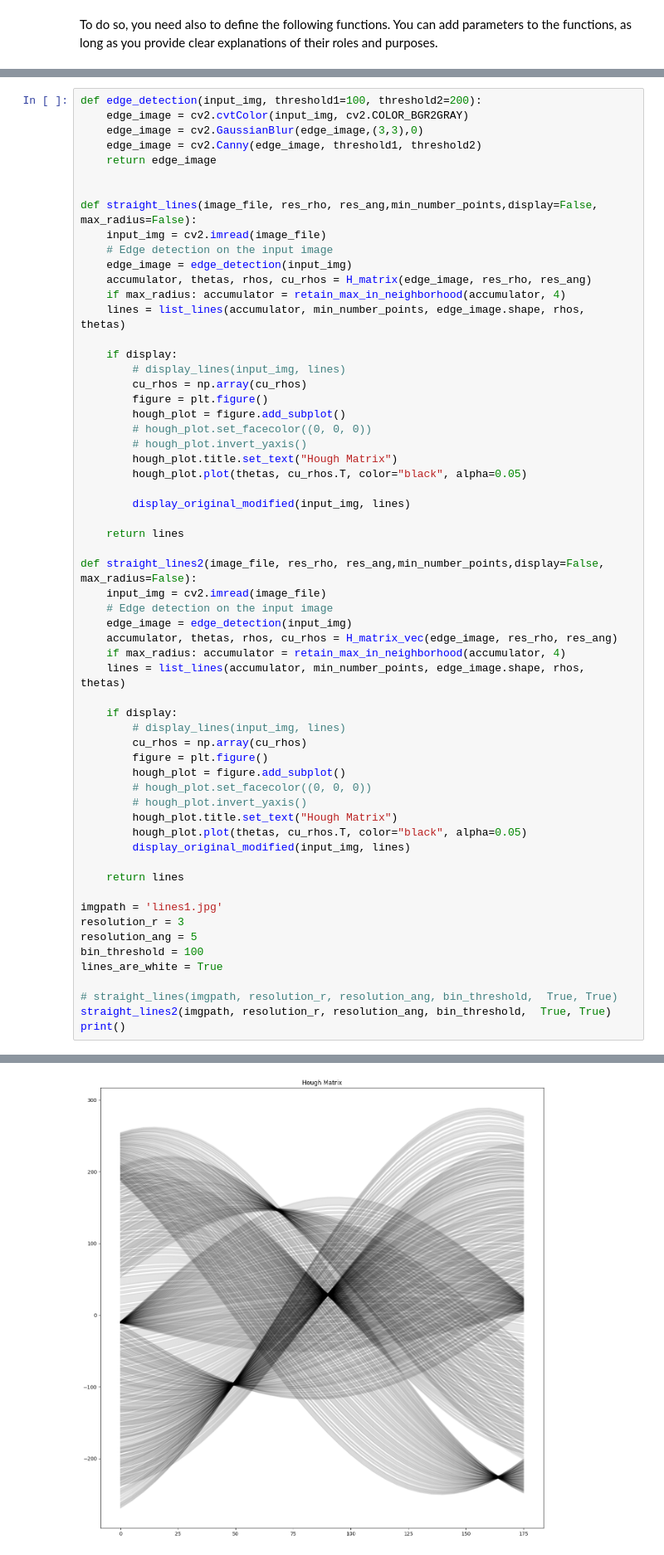
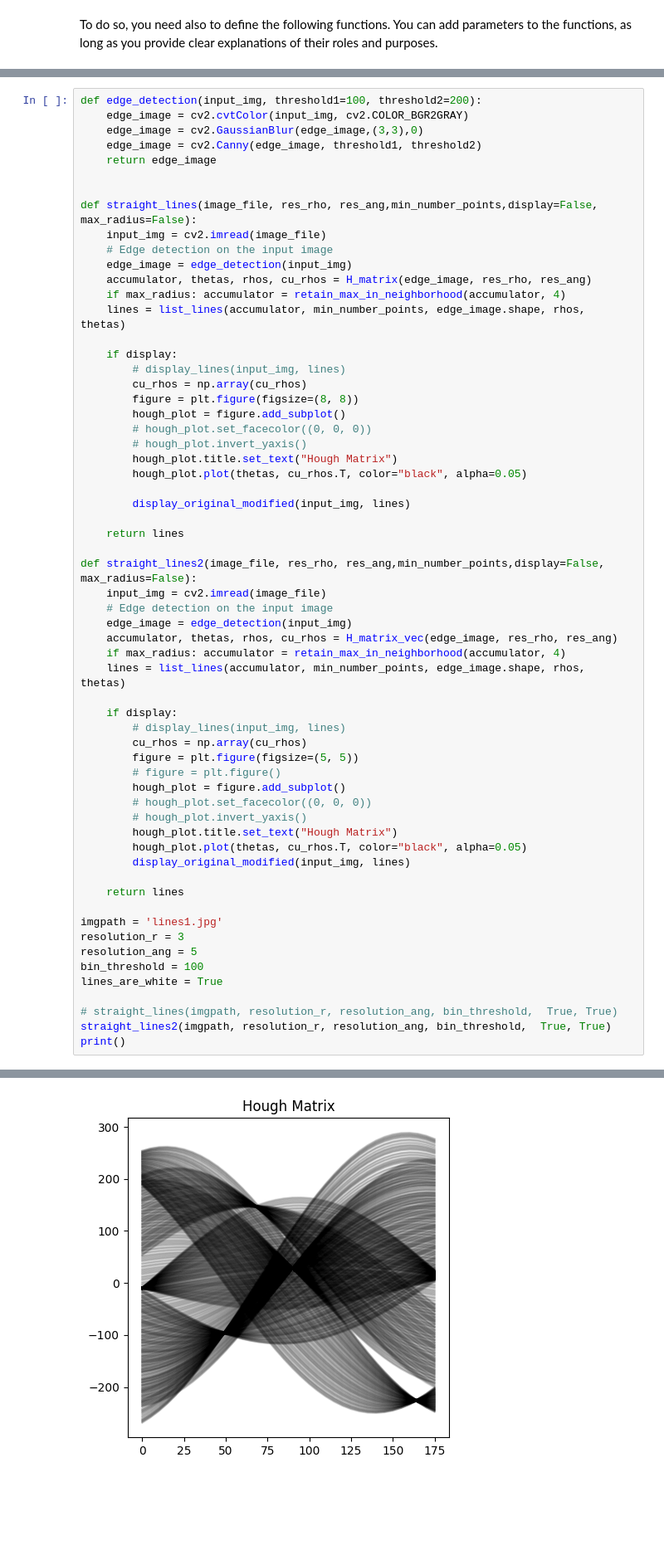
Before and after one commit to haeshed/classic-computer-vision, a Jupyter notebook: HW2/hw2 - test5.ipynb, the cells around one changed output, grey strips where cells are left out. Shown at 83% size. Cells and saved outputs as stored; diff of their text form; blank space fills up the shorter version.

```diff
--- a/HW2/hw2 - test5.ipynb
+++ b/HW2/hw2 - test5.ipynb
@@ -317,7 +317,7 @@ def straight_lines(image_file, res_rho, res_ang,min_number_points,display=False,
     if display:
         # display_lines(input_img, lines)
         cu_rhos = np.array(cu_rhos)
-        figure = plt.figure()
+        figure = plt.figure(figsize=(8, 8))
         hough_plot = figure.add_subplot()
         # hough_plot.set_facecolor((0, 0, 0))
         # hough_plot.invert_yaxis()
@@ -339,7 +339,8 @@ def straight_lines2(image_file, res_rho, res_ang,min_number_points,display=False
     if display:
         # display_lines(input_img, lines)
         cu_rhos = np.array(cu_rhos)
-        figure = plt.figure()
+        figure = plt.figure(figsize=(5, 5))
+        # figure = plt.figure()
         hough_plot = figure.add_subplot()
         # hough_plot.set_facecolor((0, 0, 0))
         # hough_plot.invert_yaxis()
@@ -363,4 +363,4 @@ Detected 4941 lines
-[figure, old version]
+[figure, new version]
 [figure]
 # %%
 # Here is an example of how to draw a red line
```
Also changed, not shown: parts of 5 cells of this notebook.
